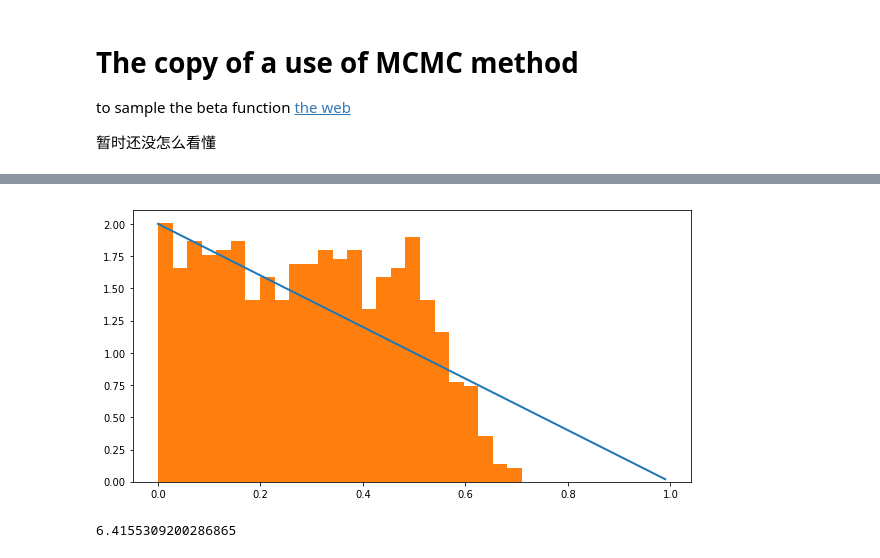
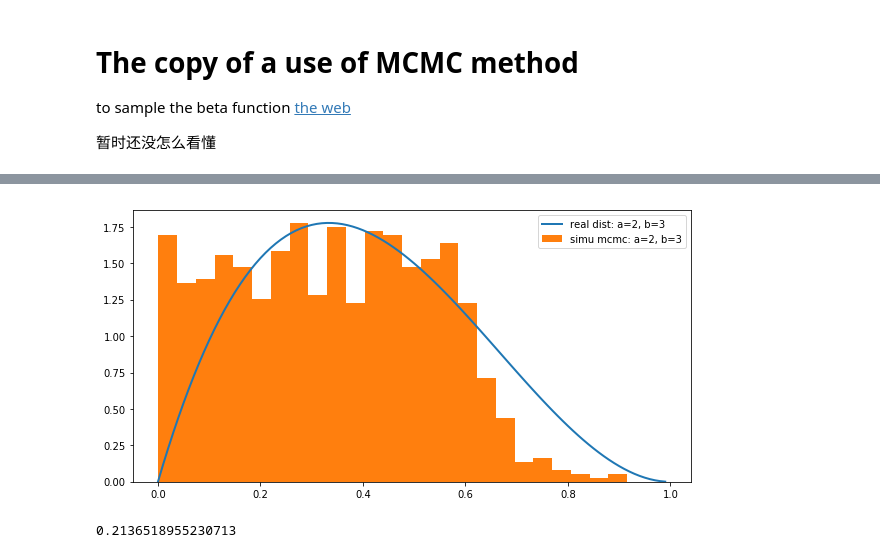
Before and after one commit to DengDingshan/dds_python, a Jupyter notebook: sampling the Beta Function with MCMC method.ipynb, the cells around one changed output, grey strips where cells are left out. Drawn from its saved outputs; the diff is of its cells as text; code cells hidden in the pictures.

Commit message:
mcmc model
暂时感觉自己看懂了，但是于斌师兄的那个做法到底是干什么的呢？

```diff
--- a/sampling the Beta Function with MCMC method.ipynb
+++ b/sampling the Beta Function with MCMC method.ipynb
@@ -22,15 +25,17 @@ np.random.rand()
 # %%
 def plot_mcmc(a,b):
-    cur = np.random.rand()
+    cur = np.random.rand() #set the initial statement of the markov chain
     states = [cur]
-    for i in range(10**5):
-        u = np.random.rand()
+    for i in range(10**4):
+        u = np.random.rand() #go through the step 2
         nex = u
-        if u < np.min((beta_s(nex, a, b)/beta_s(cur, a, b), 1)):
+        if u < np.min((beta_s(nex, a, b)/beta_s(cur, a, b), 1)): # if accept the new chain, set the cur as nex
             states.append(nex)
             cur = nex
-    x = np.arange(0, 1, 0.01)
+    x = np.arange(0, 1, 0.01) # show the plot
     plt.figure(figsize = (10, 5))
-    plt.plot(x,beta(x,a,b), lw=2, label='real dist: a={}, b={}'.format(a, b))
-    plt.hist(states[-1000:], 25, normed=True, label='simu mcmc: a={}, b={}'.format(a, b))
+    plt.plot(x,beta(x,a,b), lw=2, label='real dist: a=%d, b=%d'%(a,b))
+    plt.hist(states[-1000:], 25, normed=True, label='simu mcmc: a=%d, b=%d'%(a,b))
+    plt.legend(loc='upper right')
     plt.show()
+    return states
@@ -37,8 +63,8 @@ def plot_mcmc(a,b):
 # %%
 start_time = time.time()
-plot_mcmc(1,2)
+plot_mcmc(2,3)
 delta_time = time.time() - start_time
 print(delta_time)
 # %% [output]
-[figure, old version]
+[figure, new version]
-6.4155309200286865
+0.2136518955230713
```
Also changed, not shown: parts of 5 cells of this notebook.
